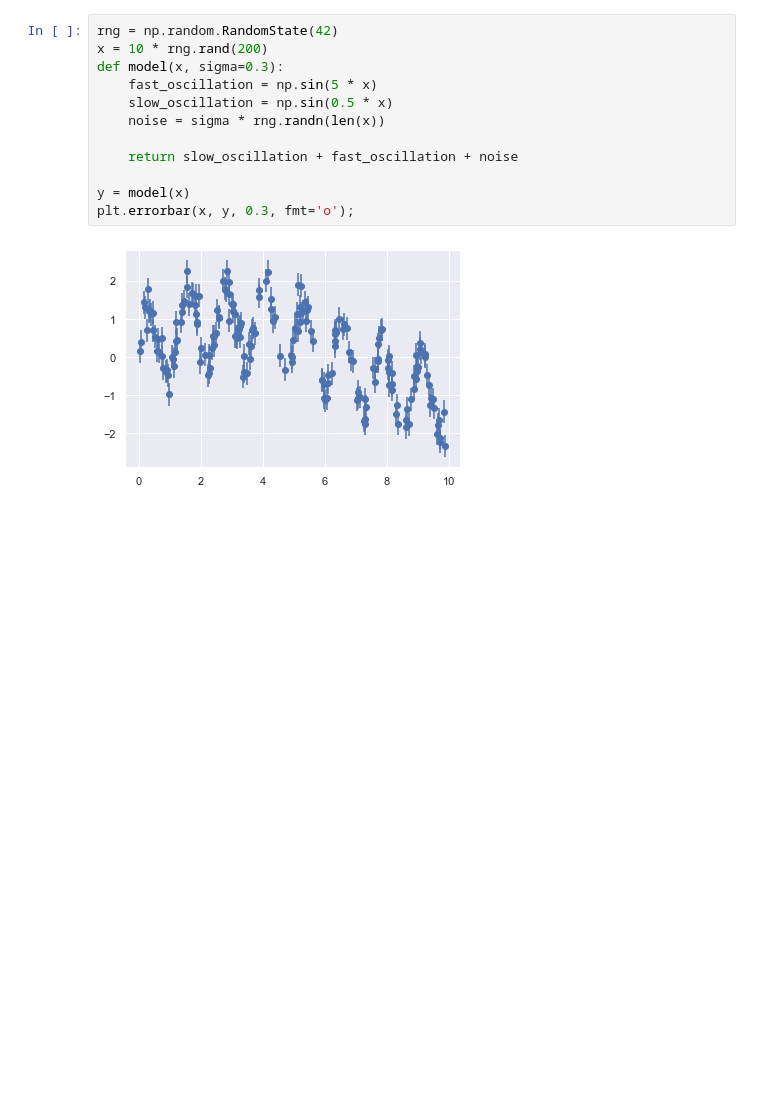
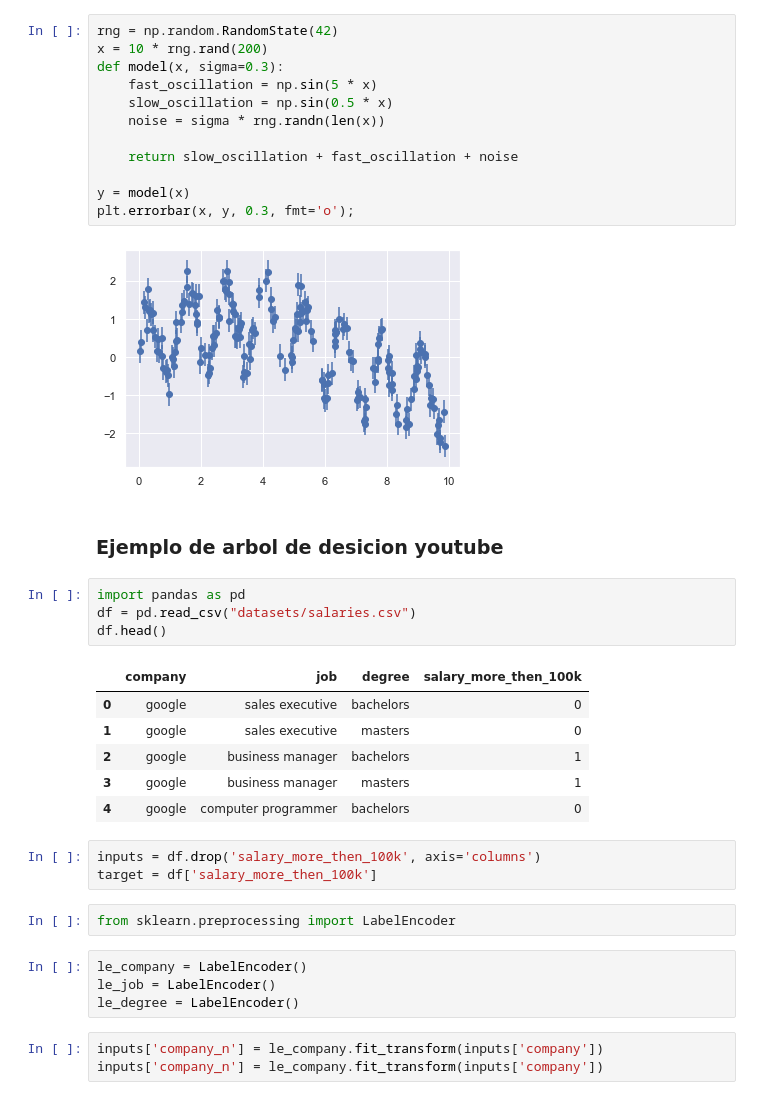
Before and after one commit to Eva02Daruma/Preparacion-prueba-2-IA, a Jupyter notebook: prepArbolDecision.ipynb, the cells around one changed output. Cells and saved outputs as stored; diff of their text form; blank space fills up the shorter version.

Commit message:
cambios arbol de decision

```diff
--- a/prepArbolDecision.ipynb
+++ b/prepArbolDecision.ipynb
@@ -64,3 +64,28 @@ y = model(x)
 plt.errorbar(x, y, 0.3, fmt='o');
 # %% [output]
 [figure]
+# %% [markdown]
+### Ejemplo de arbol de desicion youtube
+# %%
+import pandas as pd
+df = pd.read_csv("datasets/salaries.csv")
+df.head()
+# %% [output]
+|  | company | job | degree | salary_more_then_100k |
+| 0 | google | sales executive | bachelors | 0 |
+| 1 | google | sales executive | masters | 0 |
+| 2 | google | business manager | bachelors | 1 |
+| 3 | google | business manager | masters | 1 |
+| 4 | google | computer programmer | bachelors | 0 |
+# %%
+inputs = df.drop('salary_more_then_100k', axis='columns')
+target = df['salary_more_then_100k']
+# %%
+from sklearn.preprocessing import LabelEncoder
+# %%
+le_company = LabelEncoder()
+le_job = LabelEncoder()
+le_degree = LabelEncoder()
+# %%
+inputs['company_n'] = le_company.fit_transform(inputs['company'])
+inputs['company_n'] = le_company.fit_transform(inputs['company'])
```
Also changed, not shown: parts of 1 cell of this notebook, 2 other files.
